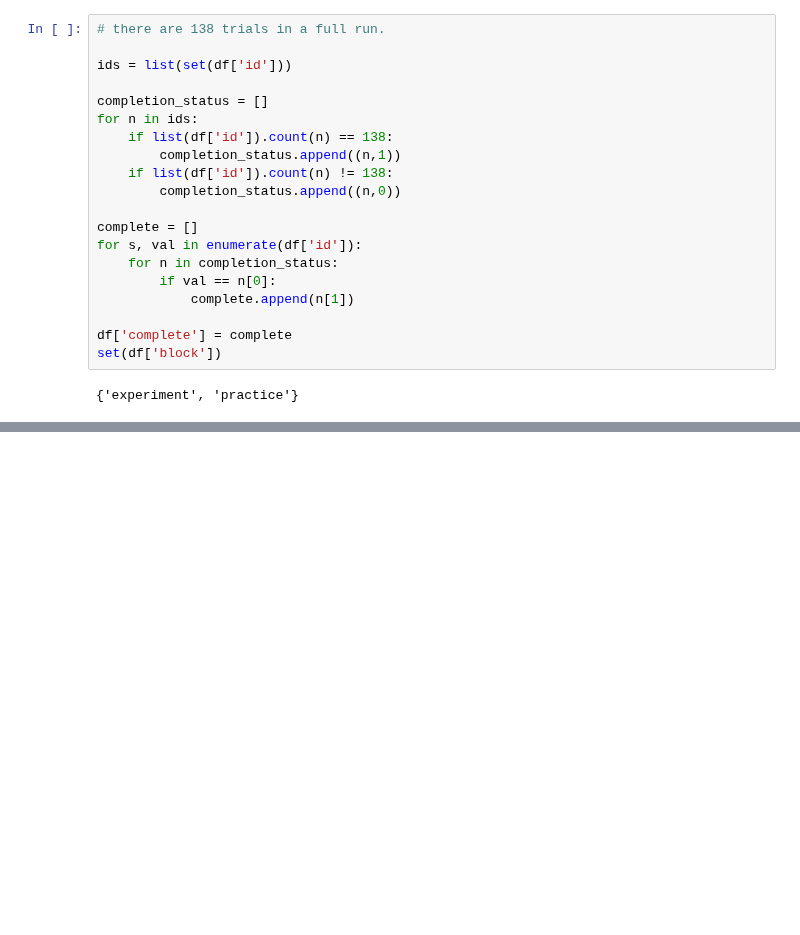
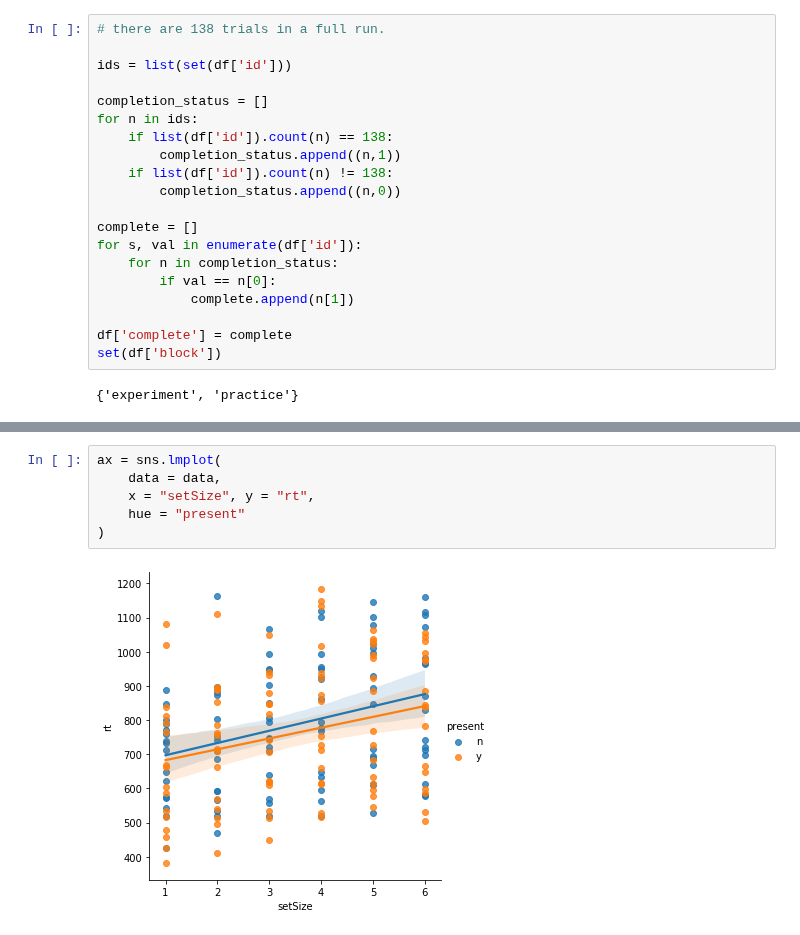
Before and after one commit to ethanweed/ExPsyLing, a Jupyter notebook: datasets/Sternberg/scripts/Sternberg_datawrangling.ipynb, the cells around one changed output, grey strips where cells are left out. Saved outputs shown, nothing was run; the diff lists cells and outputs as text; blank space fills up the shorter version.

```diff
--- a/datasets/Sternberg/scripts/Sternberg_datawrangling.ipynb
+++ b/datasets/Sternberg/scripts/Sternberg_datawrangling.ipynb
@@ -116,0 +144,8 @@ pandas.core.groupby.generic.DataFrameGroupBy
+# %%
+ax = sns.lmplot(
+    data = data,
+    x = "setSize", y = "rt",
+    hue = "present"
+)
+# %% [output]
+[figure, added]
```
Also changed, not shown: parts of 16 cells of this notebook, 5 other files.
